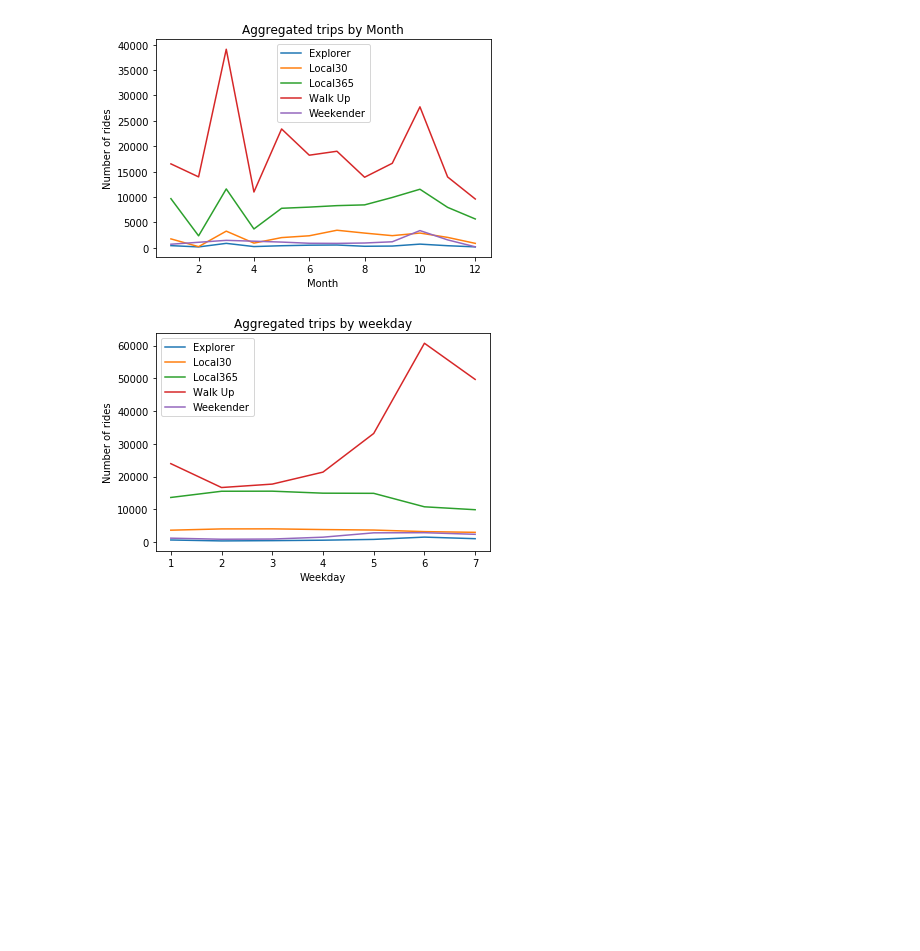
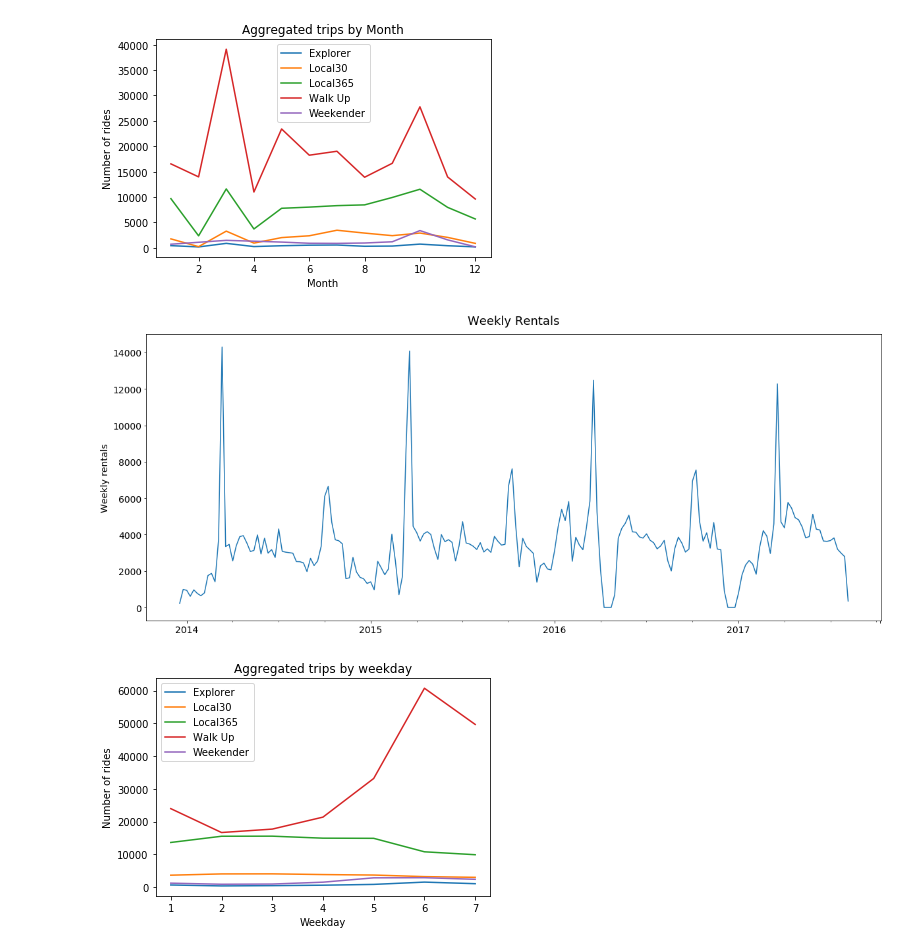
Before and after one commit to akhilesh-reddy/Strategy-consulting-for-bike-sharing, a Jupyter notebook: EDA_Henry_plots.ipynb, the cells around one changed output. Saved outputs shown, nothing was run; the diff lists cells and outputs as text; code cells hidden in the pictures; blank space fills up the shorter version.

```diff
--- a/EDA_Henry_plots.ipynb
+++ b/EDA_Henry_plots.ipynb
@@ -91,6 +105,27 @@ legend(loc='best')
 show()
 # %% [output]
 [figure]
+# %%
+def plot_lines(df, subplots, title, xlabel, ylabel):
+   '''Generates one or more line plots from pandas dataframe'''
+
+   fig, ax = subplots
+   ax = df.plot.line(ax=ax)
+   ax.set_xlabel(xlabel, fontdict={'size' : 14})
+   ax.set_ylabel(ylabel, fontdict={'size' : 14})
+   ax.set_title(title, fontdict={'size' : 18})
+   ttl = ax.title
+   ttl.set_position([.5, 1.02])
+   ax.tick_params(axis='x', labelsize=14)
+   ax.tick_params(axis='y', labelsize=14)
+# %%
+plot_week_df = trips.set_index("start_time")
+plot_week_df.resample('W').size().head()
+plot_lines(plot_week_df.resample('W').size(), plt.subplots(1,1, figsize=(20,8)),
+              title='Weekly Rentals', xlabel='', ylabel='Weekly rentals')
+savefig("WeeklyRentalplot.png")
+# %% [output]
+[figure, added]
 # %%
 frequent_m_weekday = trips_t_control[active_groups_mask].groupby(["subscriber_type", "weekday"])["subscriber_type"].count()
 plot (frequent_m_weekday.loc["Explorer"], marker='None', linestyle='-', label='Explorer')
```
Also changed, not shown: parts of 8 cells of this notebook.
